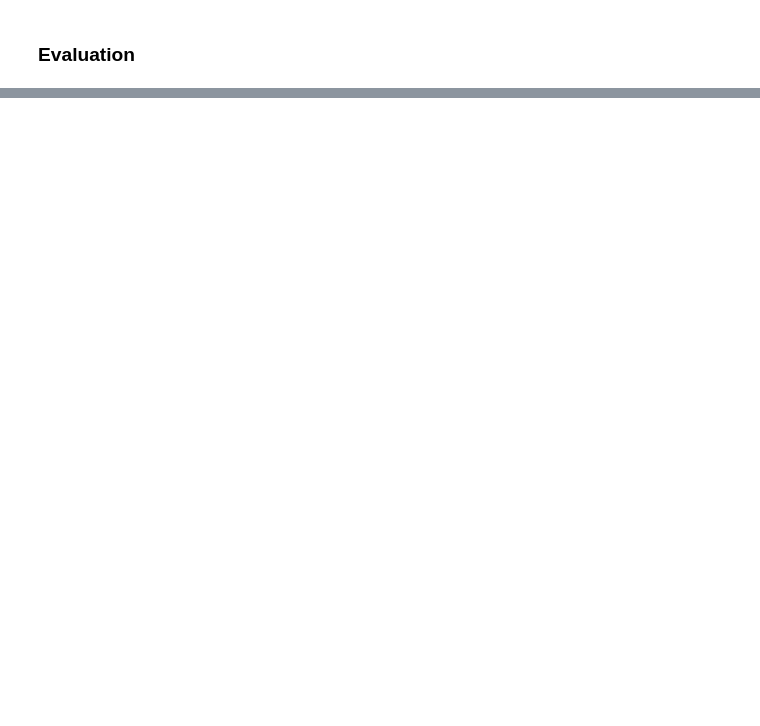
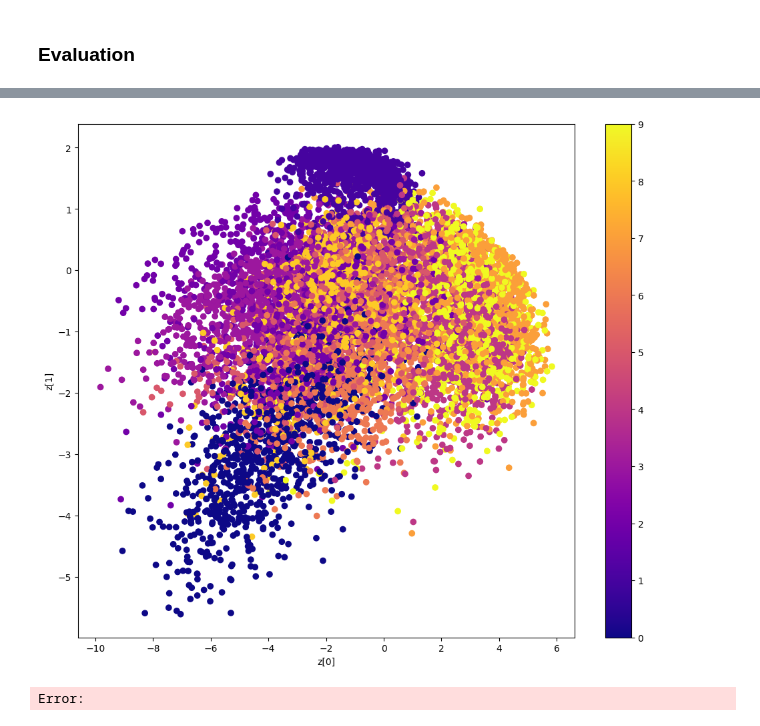
Before and after one commit to NahuelCostaCortez/rapidae, a Jupyter notebook: examples/QUICKSTART_tutorial.ipynb, the cells around one changed output, grey strips where cells are left out. Cells and saved outputs as stored; diff of their text form; code cells hidden in the pictures; blank space fills up the shorter version.

```diff
--- a/examples/QUICKSTART_tutorial.ipynb
+++ b/examples/QUICKSTART_tutorial.ipynb
@@ -238,2 +293,5 @@ plot_reconstructions(x_test, outputs['recon'])
 # %%
-plot_latent_space(outputs['latent'], y_test)
+plot_latent_space(outputs['z'], y_test.argmax(axis=1))
+# %% [output]
+[figure, added]
+Error:
```
Also changed, not shown: parts of 33 cells of this notebook, 33 other files.
